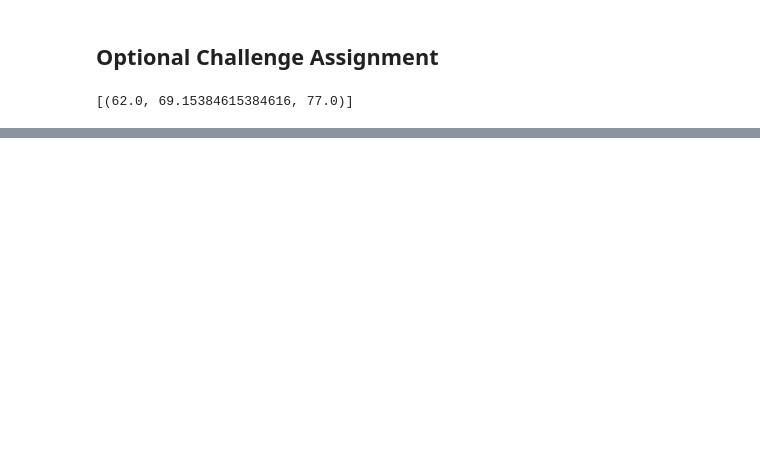
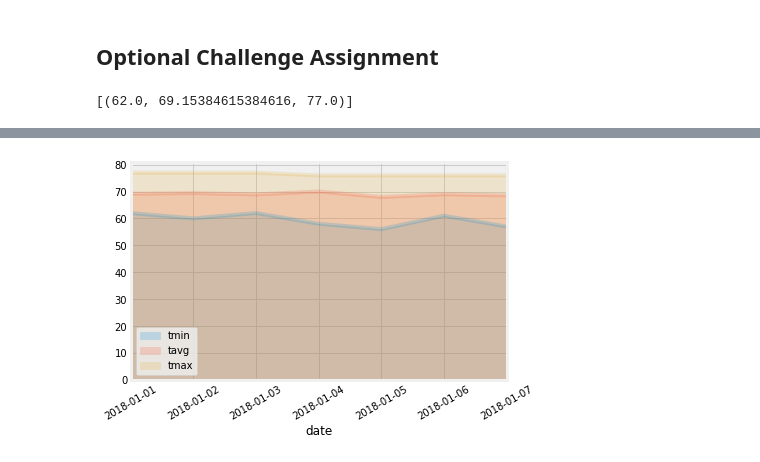
Before and after one commit to jingan0514/10-Advanced-Data-Storage-and-Retrieval, a Jupyter notebook: climate.ipynb, the cells around one changed output, grey strips where cells are left out. Drawn from its saved outputs; the diff is of its cells as text; code cells hidden in the pictures; blank space fills up the shorter version.

```diff
--- a/climate.ipynb
+++ b/climate.ipynb
@@ -200,10 +213,27 @@ daily_normals("01-01")
 # push each tuple of calculations into a list called `normals`
 
 # Set the start and end date of the trip
-
+start = dt.date(2018,1,1)
+numdays = 7
 # Use the start and end date to create a range of dates
+dates = [start + dt.timedelta(days=x) for x in range(0, numdays)]
 
 # Stip off the year and save a list of %m-%d strings
+dates_cleaned = [date.strftime("%m-%d") for date in dates]
 
 # Loop through the list of %m-%d strings and calculate the normals for each date
+results = []
+for date in dates_cleaned:
+    result = daily_normals(date)
+    results.append(result[0])
+
+# Load the previous query results into a Pandas DataFrame and add the `trip_dates` range as the `date` index
+df = pd.DataFrame({
+    "date": dates,
+    "tmin": [r[0] for r in results],
+    "tavg": [r[1] for r in results],
+    "tmax": [r[2] for r in results]
+})
+df = df.set_index("date")
+df.head()
 # %% [output]
@@ -227,3 +247,9 @@ daily_normals("01-01")
 # %%
 # Plot the daily normals as an area plot with `stacked=False`
+x=df.index
+y=[df.tmin.values, df.tavg.values, df.tmax.values]
+
+df.plot(kind="area", stacked=False, alpha=0.2)
+plt.xticks(rotation = 30)
+plt.show()
 # %% [output]
@@ -231,0 +256 @@ daily_normals("01-01")
+[figure, added]
```
Also changed, not shown: parts of 9 cells of this notebook.
